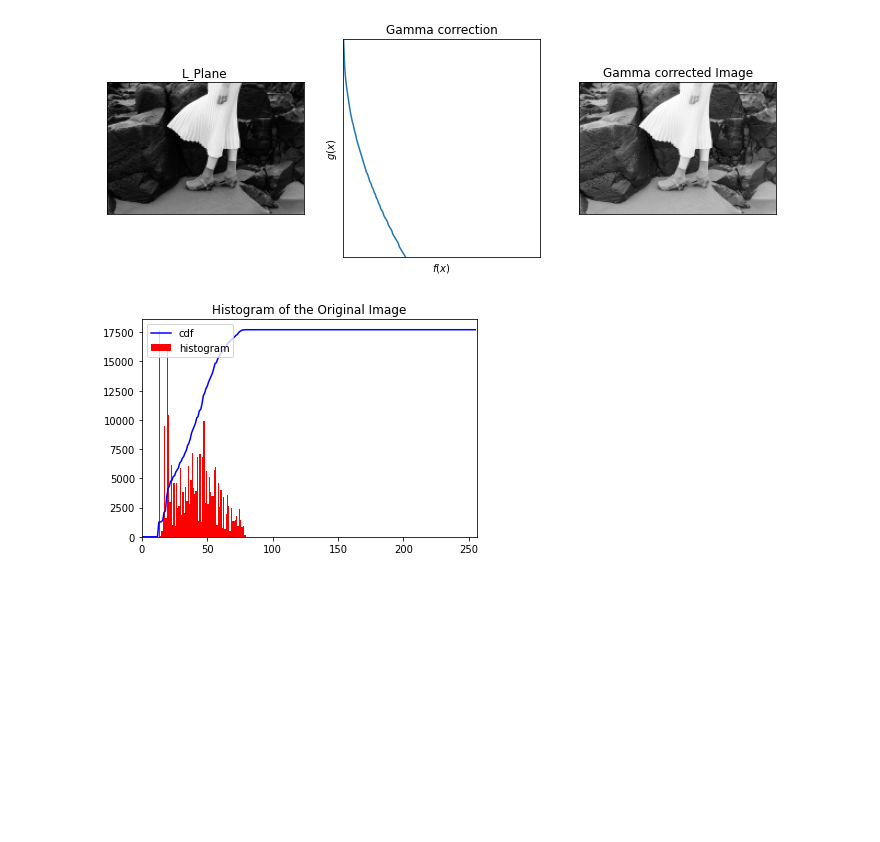
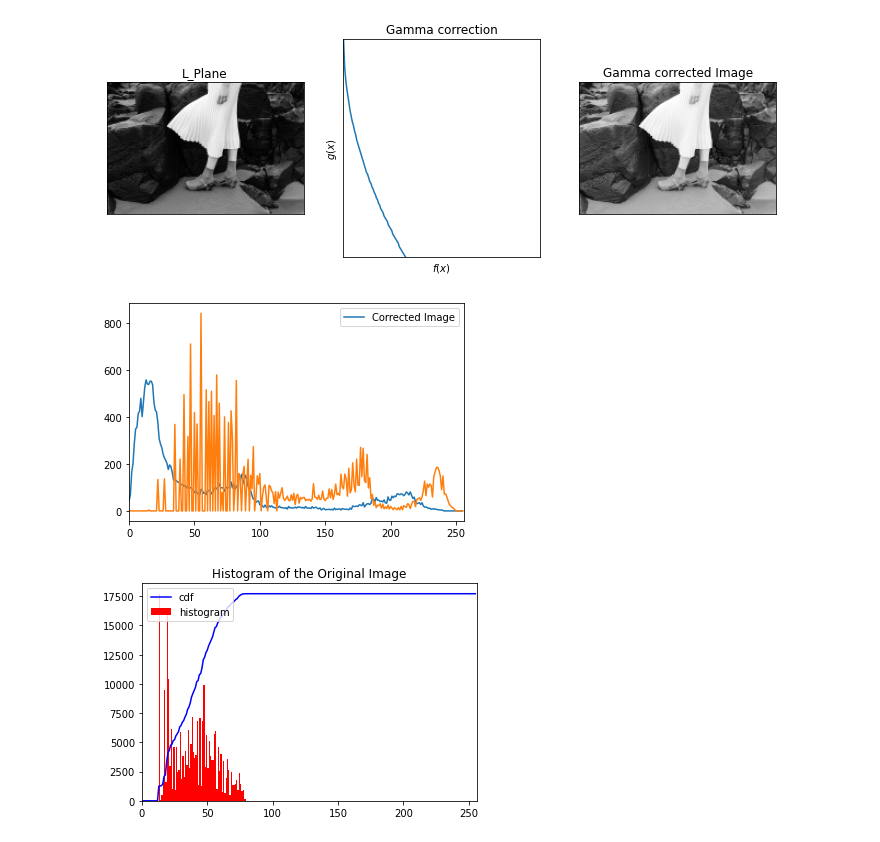
Before and after one commit to luxshan21/Image_Processing_Works_190364C, a Jupyter notebook: Assignments/Assignment_01/Assignment_01_190364C.ipynb, the cells around one changed output. Saved outputs shown, nothing was run; the diff lists cells and outputs as text; code cells hidden in the pictures; blank space fills up the shorter version.

Commit message:
question 3 b added

```diff
--- a/Assignments/Assignment_01/Assignment_01_190364C.ipynb
+++ b/Assignments/Assignment_01/Assignment_01_190364C.ipynb
@@ -97,8 +97,8 @@ import matplotlib.pyplot as plt
 
 img_orig = cv.imread('highlights_and_shadows.jpg', cv.COLOR_BGR2LAB)
 assert img_orig is not None
-lab = cv2.cvtColor(img_orig,cv2.COLOR_BGR2LAB)
-L,A,B=cv2.split(lab) # split each planes
+lab = cv.cvtColor(img_orig,cv.COLOR_BGR2LAB)
+L,A,B=cv.split(lab) # split each planes
 gamma = 0.5
 t = np.array([(p/255)**gamma*255 for p in range(0,256)]).astype(np.uint8)
 image_transformed = cv.LUT(L, t)
@@ -118,6 +118,22 @@ axes[2].set_xticks([]), axes[1].set_yticks([])
 plt.show()
 # %% [output]
 [figure]
+# %%
+# Question 3 (b)
+
+hist = cv.calcHist([img_orig], [0], None, [256], [0,256])
+plt.plot(hist)
+#plt.title("Original Image")
+plt.legend(['Original Image'])
+plt.xlim([0,256])
+hist = cv.calcHist([image_transformed], [0], None, [256], [0,256])
+plt.plot(hist)
+#plt.title("Corrected Image")
+plt.legend(['Corrected Image'])
+plt.xlim([0,256])
+plt.show()
+# %% [output]
+[figure, added]
 # %%
 # Question 4
 import cv2 as cv
```
Also changed, not shown: parts of 1 cell of this notebook.
